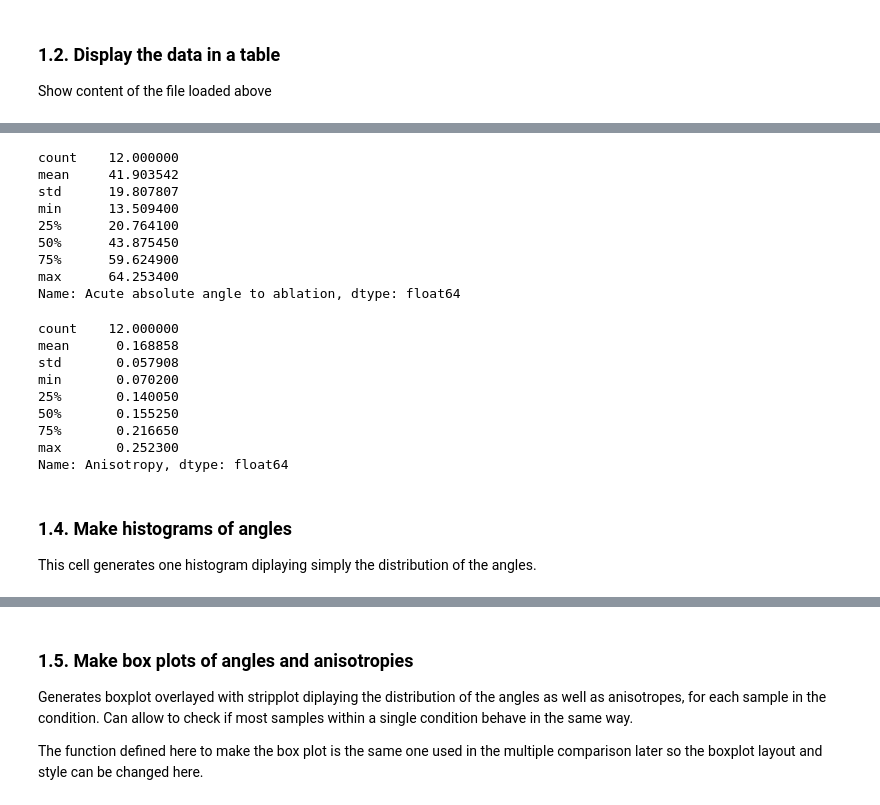
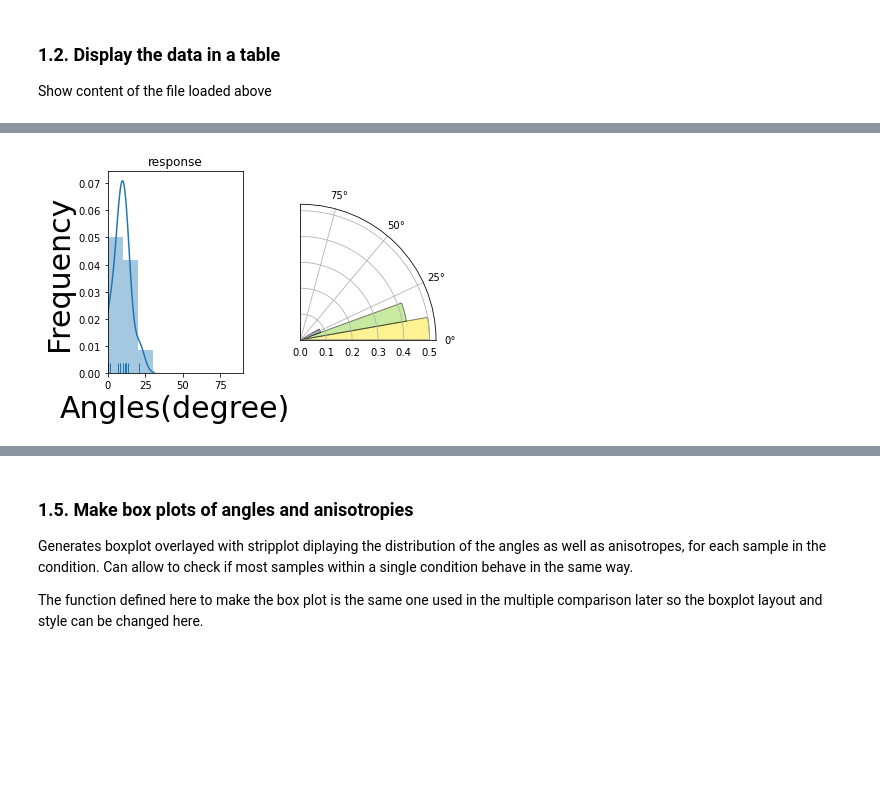
Before and after one commit to VergerLab/MT_Angle2Ablation_Workflow, a Jupyter notebook: Stats_Angle2Ablation.ipynb, the cells around one changed output, grey strips where cells are left out. Drawn from its saved outputs; the diff is of its cells as text; code cells hidden in the pictures; blank space fills up the shorter version.

```diff
--- a/Stats_Angle2Ablation.ipynb
+++ b/Stats_Angle2Ablation.ipynb
@@ -111,29 +171,44 @@ The first cell will calculate the descriptive statistics for the angles values,
+# %%
+def makeAnglesHistogram(DataFile, value, title, log, outPath):
+    #figure parameters
+    fig = plt.figure()
+
+    # Data
+    HistAngles = DataFile[value]
+    bins = np.linspace(0, 90, 10) # To change the number of histogram bin (bars).
+    N = 9
+    theta = np.linspace(0.0, 0.5 * np.pi, N, endpoint=False)
+    radii = plt.hist(HistAngles, bins=bins)[0].astype(int)/HistAngles.count()
+    width = 0.5 * np.pi / N
+
+    # Classical histogram
+    ax1 = plt.subplot(121)
+    #sns.set(rc={'figure.figsize':(10,5)})
+    sns.distplot(HistAngles, bins=bins, rug=True)
+    ax1.set_title(title) # + ', (N=' + str(len(HistAngles)) + ' cells)', fontsize=24) # To change the figure title
+    ax1.set_xlabel('Angles(degree)', fontsize=30) # To change the axis labels and font size
+    ax1.set_ylabel('Frequency', fontsize=30) # To change the axis labels and font size
+    ax1.set_xlim(0,90)
+
+    # polar histogram
+    ax2 = plt.subplot(122, projection='polar')
+    bars = ax2.bar(theta, radii, width=width, bottom=0.0, align = 'edge', edgecolor = 'k')
+    ax2.set_xlim(0,0.5 * np.pi)
+    for r, bar in zip(radii, bars):
+        bar.set_facecolor(plt.cm.viridis(r / 0.5))
+        bar.set_alpha(0.5)
+
+    # Saving output
+    FigNamePath = outPath + title + '_' + value + '_histogram.svg'
+    fig.savefig(FigNamePath, bbox_inches = 'tight', facecolor='w')
+    log.write('\n\n===\nHistogram of "' +  title + '_' + value  + '" was generated\n===\n')
+    log.write('Path: ' + FigNamePath + '\n===')
+
+    plt.tight_layout()
+    plt.show()
 # %%
-Angle_desc_stats = single_data['Acute absolute angle to ablation'].describe()
-Angle_desc_stats
+fLogSingle = open(single_output_logFilePathName, 'a')
+makeAnglesHistogram(single_data, 'Acute absolute angle to ablation', single_folder_name, fLogSingle, single_output_path)
+fLogSingle.close()
 # %% [output]
-count    12.000000
-mean     41.903542
-std      19.807807
-min      13.509400
-25%      20.764100
-50%      43.875450
-75%      59.624900
-max      64.253400
-Name: Acute absolute angle to ablation, dtype: float64
+[figure, added]
-# %%
-Anisotropy_desc_stats = single_data['Anisotropy'].describe()
-Anisotropy_desc_stats
-# %% [output]
-count    12.000000
-mean      0.168858
-std       0.057908
-min       0.070200
-25%       0.140050
-50%       0.155250
-75%       0.216650
-max       0.252300
-Name: Anisotropy, dtype: float64
-# %% [markdown]
-### **1.4. Make histograms of angles**
-This cell generates one histogram diplaying simply the distribution of the angles.
```
Also changed, not shown: parts of 37 cells of this notebook.
